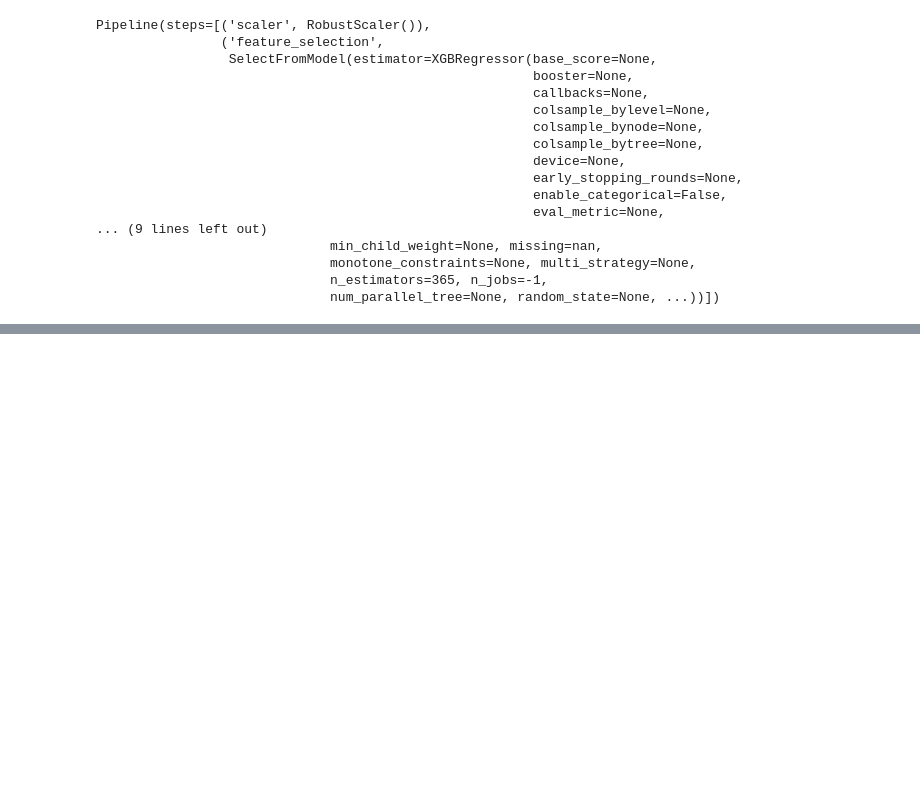
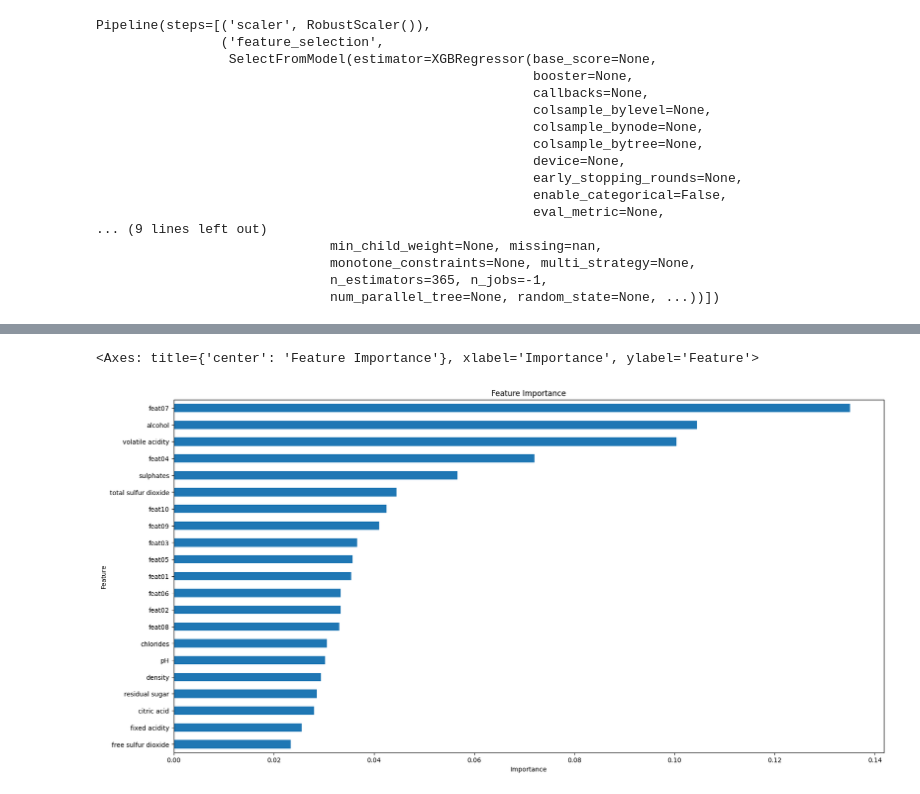
Before and after one commit to jzmujdzin/ml2-proj, a Jupyter notebook: regression.ipynb, the cells around one changed output, grey strips where cells are left out. Saved outputs shown, nothing was run; the diff lists cells and outputs as text; code cells hidden in the pictures; blank space fills up the shorter version.

```diff
--- a/regression.ipynb
+++ b/regression.ipynb
@@ -378,0 +467,17 @@ RegressionScores(mean_squared_error=1.36515466797506, mean_absolute_error=0.8952
+# %%
+from sklearn.ensemble import RandomForestRegressor
+
+rf = RandomForestRegressor(n_estimators=100, random_state=42)
+rf.fit(x, y)
+plt.rcParams["figure.figsize"] = [20, 10]
+pd.Series(rf.feature_importances_, index=x.columns).groupby(
+    lambda x: x.split("_")[0]
+).mean().sort_values(ascending=True).plot(
+    kind="barh",
+    title="Feature Importance",
+    xlabel="Importance",
+    ylabel="Feature",
+)
+# %% [output]
+<Axes: title={'center': 'Feature Importance'}, xlabel='Importance', ylabel='Feature'>
+[figure, added]
```
Also changed, not shown: parts of 15 cells of this notebook, 1 other file.
